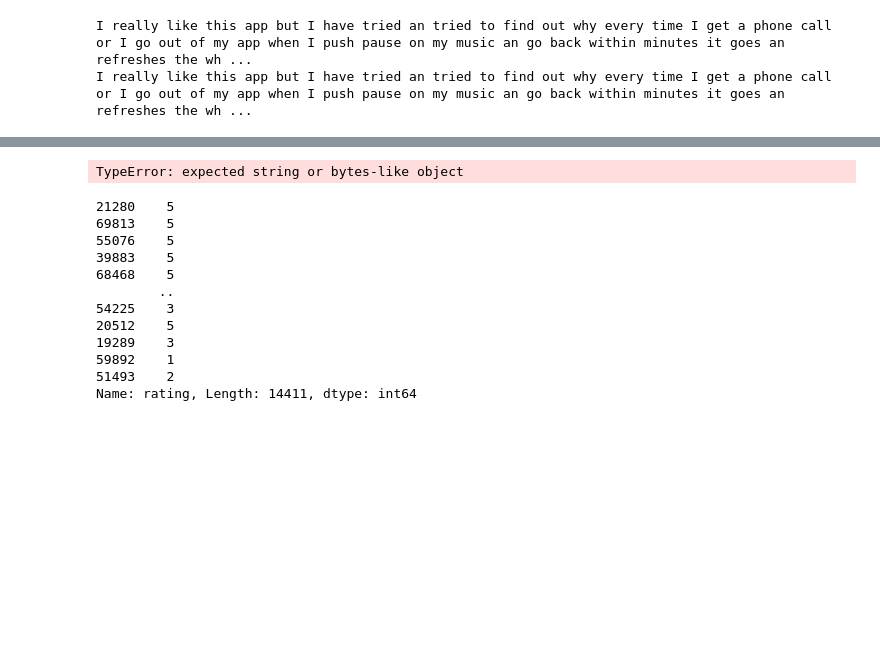
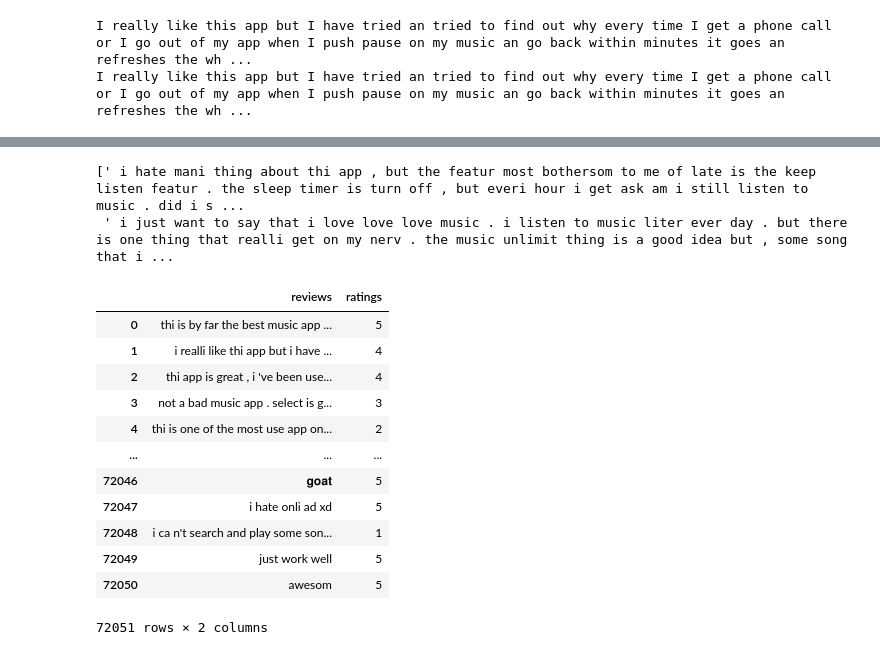
Before and after one commit to kdiekema/DSO560_FinalProject_GroupRed, a Jupyter notebook: Classification (Team 1)/Traditional Classification Approach.ipynb, the cells around one changed output, grey strips where cells are left out. Cells and saved outputs as stored; diff of their text form; code cells hidden in the pictures; blank space fills up the shorter version.

```diff
--- a/Classification (Team 1)/Traditional Classification Approach.ipynb
+++ b/Classification (Team 1)/Traditional Classification Approach.ipynb
@@ -85,5 +99,8 @@ print(len(reviews))
 # %%
-#stemming
+#stemming, create an empty list, loop through and stem
+stemmer = nltk.stem.porter.PorterStemmer()
+
+reviews = data["review"].str.lower()
 
 stemmed_list = []
 for i in reviews:
@@ -92,24 +109,26 @@ for i in reviews:
     for j in tokens:
         x = x + ' ' + stemmer.stem(word = j)
     stemmed_list.append(x)
-# %% [output]
-TypeError: expected string or bytes-like object
-# %%
-reviews = data["review"].str.lower()
-ratings = data["rating"]
-
-classification_data = data.drop("music_app", axis = 1)
-X_train, X_test, y_train, y_test = train_test_split(reviews, ratings, test_size = 0.2, random_state = 17)
-# %% [output]
-21280    5
-69813    5
-55076    5
-39883    5
-68468    5
-        ..
-54225    3
-20512    5
-19289    3
-59892    1
-51493    2
-Name: rating, Length: 14411, dtype: int64
+# %%
+stemmed_list[5:7]
+# %% [output]
+[' i hate mani thing about thi app , but the featur most bothersom to me of late is the keep listen featur . the sleep timer is turn off , but everi hour i get ask am i still listen to music . did i s ...
+ ' i just want to say that i love love love music . i listen to music liter ever day . but there is one thing that realli get on my nerv . the music unlimit thing is a good idea but , some song that i ...
+# %%
+stemmed_df = pd.DataFrame(stemmed_list, columns = ["reviews"])
+stemmed_df["ratings"] = data["rating"]
+stemmed_df
+# %% [output]
+|  | reviews | ratings |
+| 0 | thi is by far the best music app ... | 5 |
+| 1 | i realli like thi app but i have ... | 4 |
+| 2 | thi app is great , i 've been use... | 4 |
+| 3 | not a bad music app . select is g... | 3 |
+| 4 | thi is one of the most use app on... | 2 |
+| ... | ... | ... |
+| 72046 | 𝐠𝐨𝐚𝐭 | 5 |
+| 72047 | i hate onli ad xd | 5 |
+| 72048 | i ca n't search and play some son... | 1 |
+| 72049 | just work well | 5 |
+| 72050 | awesom | 5 |
+72051 rows × 2 columns
```
Also changed, not shown: parts of 8 cells of this notebook.
